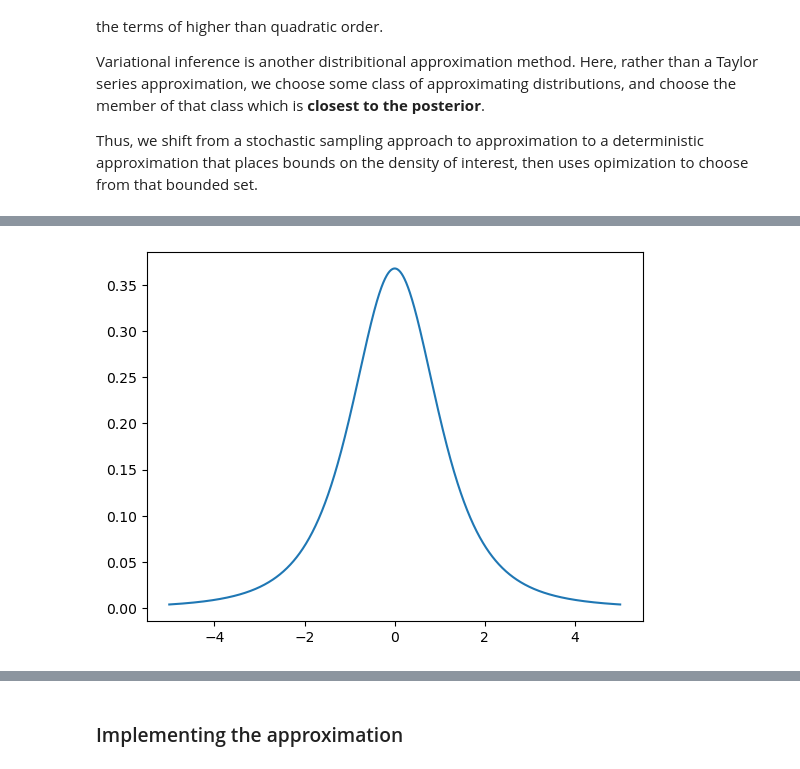
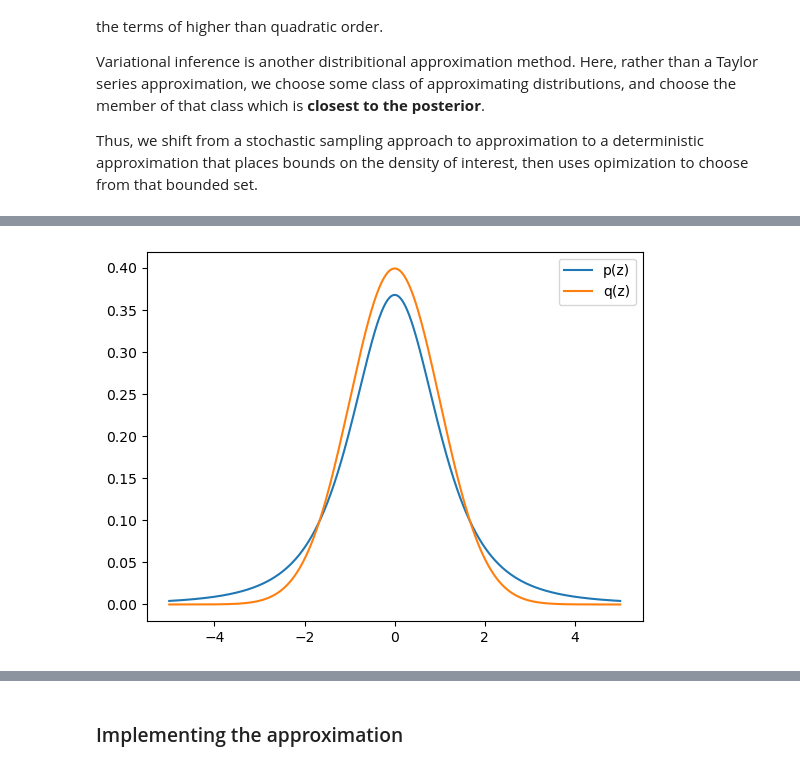
Before and after one commit to fonnesbeck/vi_pydata_virginia_2025, a Jupyter notebook: notebooks/Intro_Variational_Inference.ipynb, the cells around one changed output, grey strips where cells are left out. Cells and saved outputs as stored; diff of their text form; code cells hidden in the pictures.

```diff
--- a/notebooks/Intro_Variational_Inference.ipynb
+++ b/notebooks/Intro_Variational_Inference.ipynb
@@ -50,8 +38,11 @@ import scipy as sp
 # %%
 nu = 3
 logp = sp.stats.t(nu).logpdf
+logq = sp.stats.norm(0, 1).logpdf
 # %%
 z = np.linspace(-5.0, 5.0, 1000)
-plt.plot(z, np.exp(logp(z)), label='p(z)');
+plt.plot(z, np.exp(logp(z)), label='p(z)')
+plt.plot(z, np.exp(logq(z)), label='q(z)')
+plt.legend();
 # %% [output]
-[figure, old version]
+[figure, new version]
```
Also changed, not shown: parts of 11 cells of this notebook, 1 other file.
